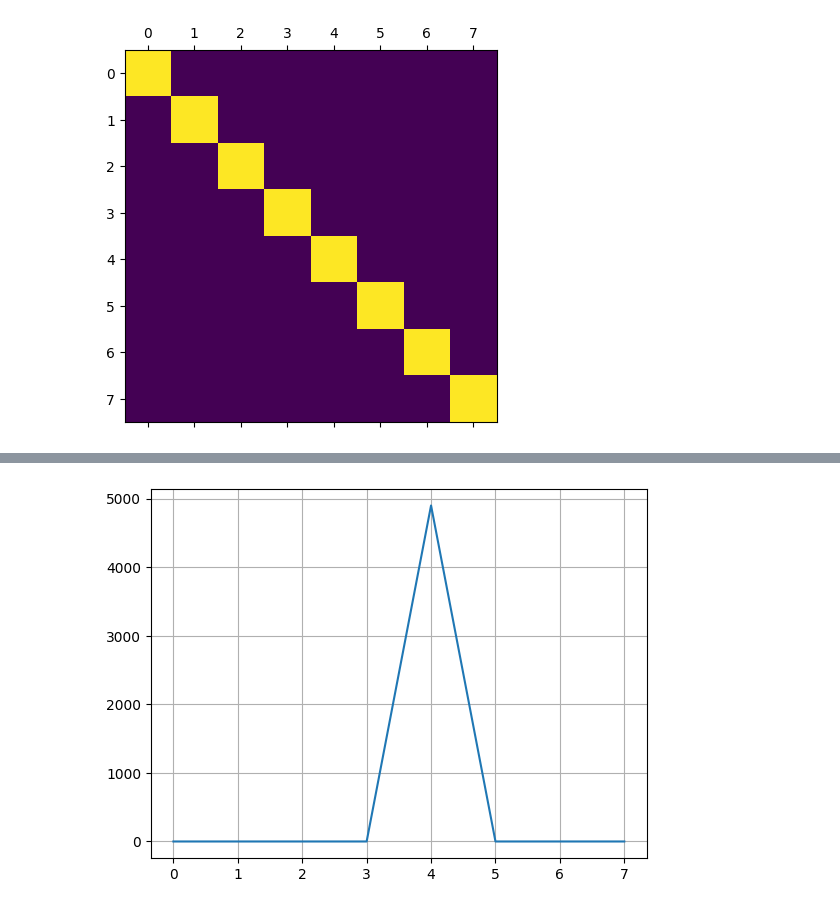
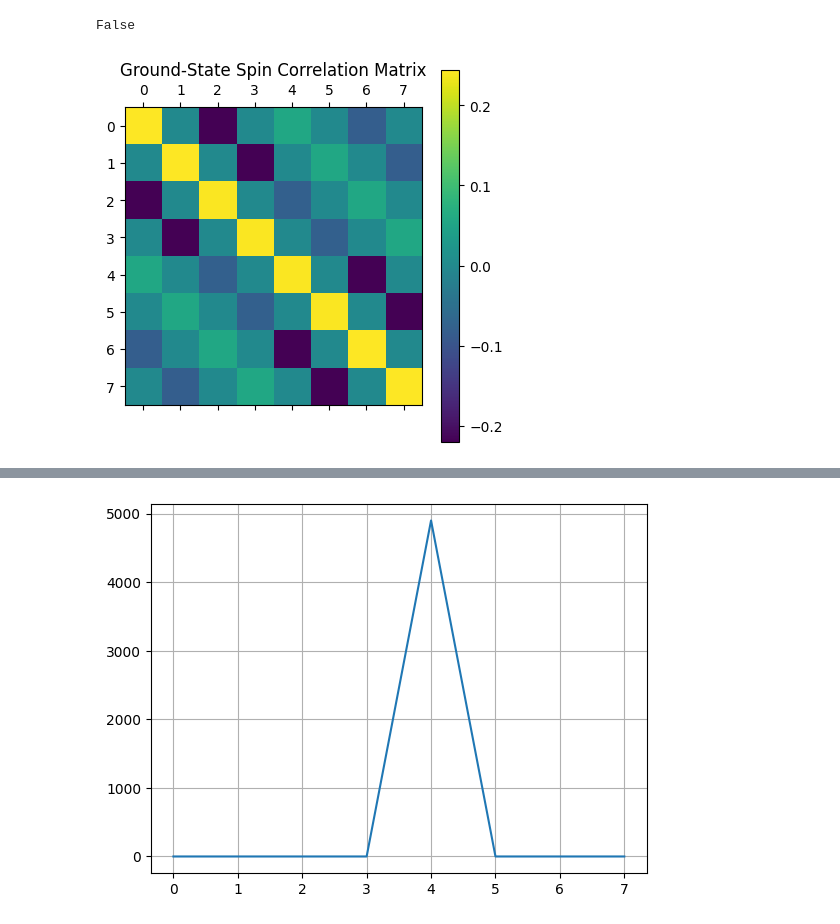
Before and after one commit to dhimankchakraborty/Extended-Interacting-SSH-Model-with-Spin, a Jupyter notebook: simulation_v02.ipynb, the cells around one changed output, grey strips where cells are left out. Drawn from its saved outputs; the diff is of its cells as text; code cells hidden in the pictures.

```diff
--- a/simulation_v02.ipynb
+++ b/simulation_v02.ipynb
@@ -173,7 +254,9 @@ H = generate_hamiltonian_matrix(basis_set, dim, tot_sites, U, J_1, J_11, J_3, J_
 # print(len(basis_set))
 # print()
 # print(basis_set)
-# print(sp.linalg.ishermitian(H))
+print(sp.linalg.ishermitian(H))
+# %% [output]
+False
 # %%
 e_val, e_vec = np.linalg.eigh(H)
 # %%
@@ -184,10 +267,14 @@ for a in range(dim):
 # %%
-spin_coorelation_matrix = np.zeros((tot_sites, tot_sites))
+# Get ground state
+ground_state = e_vec[:, 0]
 
-for a in range(dim):
-    spin_coorelation_matrix += generate_spin_coorelation(e_vec_pos_sp[a], tot_sites)
+# Compute spin correlation only for ground state
+spin_correlation_matrix = generate_spin_correlation(ground_state, basis_set, dim, tot_sites)
 
-plt.matshow(spin_coorelation_matrix / dim)
+# Plot it
+plt.matshow(spin_correlation_matrix)
+plt.title("Ground-State Spin Correlation Matrix")
+plt.colorbar()
 plt.show()
 # %% [output]
-[figure, old version]
+[figure, new version]
```
Also changed, not shown: parts of 4 cells of this notebook, 2 other files.
